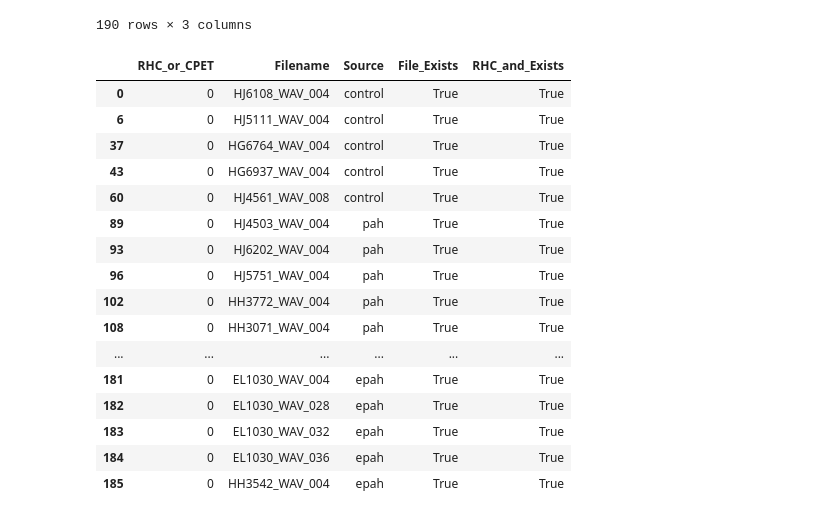
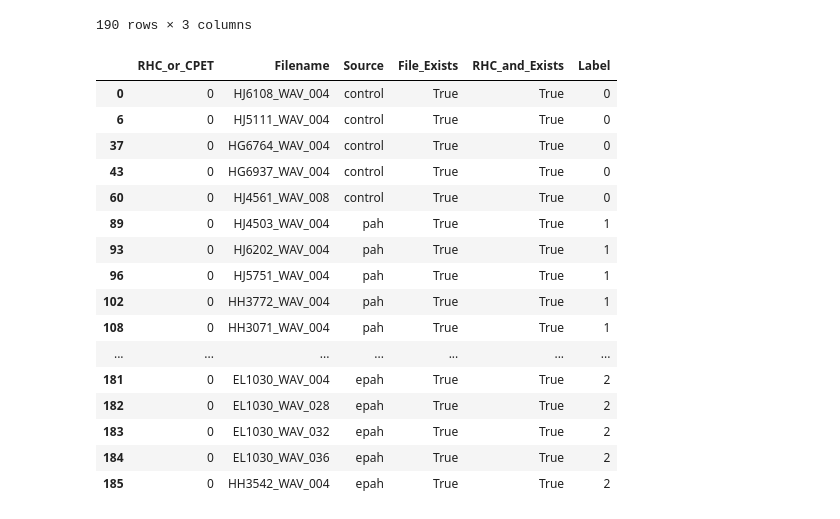
Before and after one commit to actsao/epahClassification, a Jupyter notebook: Testing.ipynb, the cells around one changed output. Drawn from its saved outputs; the diff is of its cells as text; code cells hidden in the pictures.

Commit message:
Correct Labels Now

```diff
--- a/Testing.ipynb
+++ b/Testing.ipynb
@@ -34,23 +34,23 @@ filenames_from_folder = [f for f in os.listdir('waveforms') if 'clean' in f and
 df['File_Exists'] = [any(filename.split('_')[0] in f for f in filenames_from_folder) for filename in df['Filename']]
 df['RHC_and_Exists'] = ~df['RHC_or_CPET'] & df['File_Exists']
 # %%
-df['Label'] = [0 for row in df['Source'] if 'control' in row elif ]
+df['Label'] = df['Source'].map({'control': 0, 'pah': 1, 'epah': 2})
 df[df['RHC_and_Exists']]
 # %% [output]
-|  | RHC_or_CPET | Filename | Source | File_Exists | RHC_and_Exists |
-| 0 | 0 | HJ6108_WAV_004 | control | True | True |
-| 6 | 0 | HJ5111_WAV_004 | control | True | True |
-| 37 | 0 | HG6764_WAV_004 | control | True | True |
-| 43 | 0 | HG6937_WAV_004 | control | True | True |
-| 60 | 0 | HJ4561_WAV_008 | control | True | True |
-| 89 | 0 | HJ4503_WAV_004 | pah | True | True |
-| 93 | 0 | HJ6202_WAV_004 | pah | True | True |
-| 96 | 0 | HJ5751_WAV_004 | pah | True | True |
-| 102 | 0 | HH3772_WAV_004 | pah | True | True |
-| 108 | 0 | HH3071_WAV_004 | pah | True | True |
-| ... | ... | ... | ... | ... | ... |
-| 181 | 0 | EL1030_WAV_004 | epah | True | True |
-| 182 | 0 | EL1030_WAV_028 | epah | True | True |
-| 183 | 0 | EL1030_WAV_032 | epah | True | True |
-| 184 | 0 | EL1030_WAV_036 | epah | True | True |
-| 185 | 0 | HH3542_WAV_004 | epah | True | True |
+|  | RHC_or_CPET | Filename | Source | File_Exists | RHC_and_Exists | Label |
+| 0 | 0 | HJ6108_WAV_004 | control | True | True | 0 |
+| 6 | 0 | HJ5111_WAV_004 | control | True | True | 0 |
+| 37 | 0 | HG6764_WAV_004 | control | True | True | 0 |
+| 43 | 0 | HG6937_WAV_004 | control | True | True | 0 |
+| 60 | 0 | HJ4561_WAV_008 | control | True | True | 0 |
+| 89 | 0 | HJ4503_WAV_004 | pah | True | True | 1 |
+| 93 | 0 | HJ6202_WAV_004 | pah | True | True | 1 |
+| 96 | 0 | HJ5751_WAV_004 | pah | True | True | 1 |
+| 102 | 0 | HH3772_WAV_004 | pah | True | True | 1 |
+| 108 | 0 | HH3071_WAV_004 | pah | True | True | 1 |
+| ... | ... | ... | ... | ... | ... | ... |
+| 181 | 0 | EL1030_WAV_004 | epah | True | True | 2 |
+| 182 | 0 | EL1030_WAV_028 | epah | True | True | 2 |
+| 183 | 0 | EL1030_WAV_032 | epah | True | True | 2 |
+| 184 | 0 | EL1030_WAV_036 | epah | True | True | 2 |
+| 185 | 0 | HH3542_WAV_004 | epah | True | True | 2 |
```
Also changed, not shown: 1 other file.
